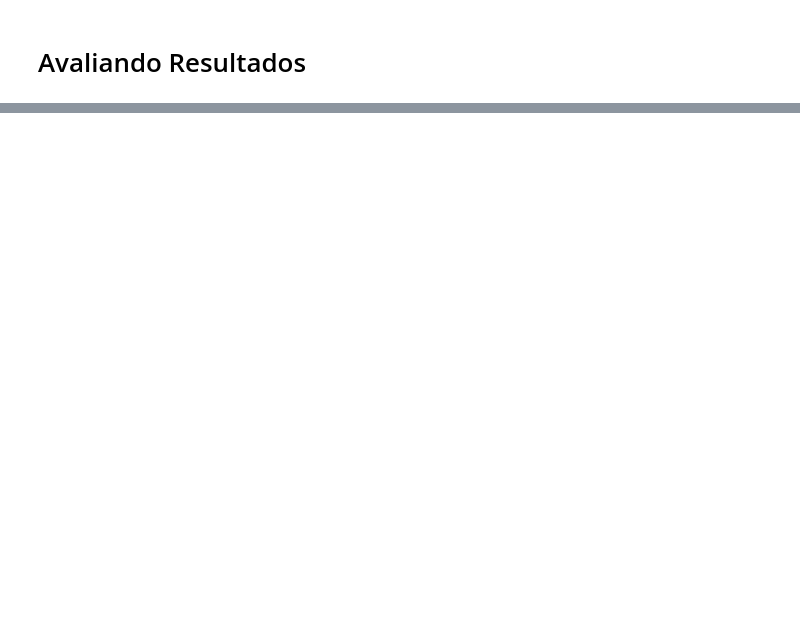
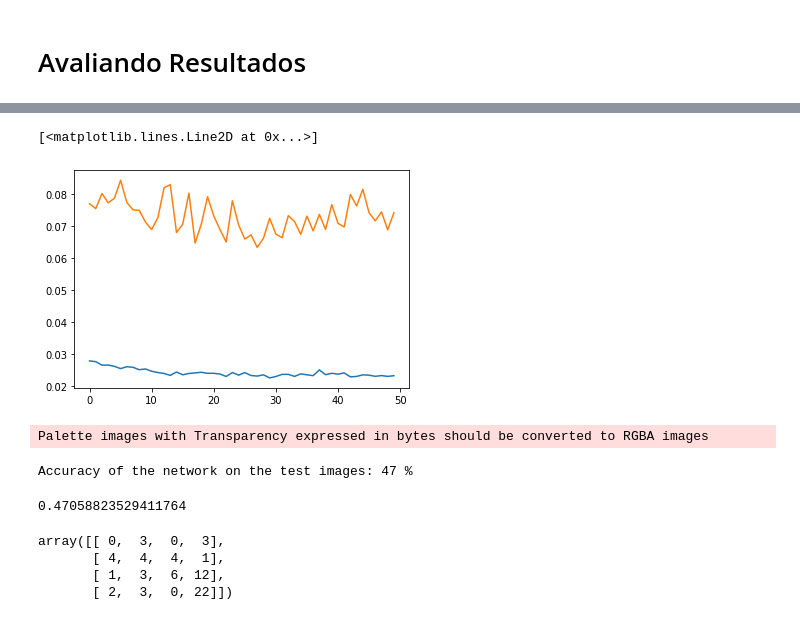
Before and after one commit to fell100/Machine-Learning, a Jupyter notebook: PokemonClassificator.ipynb, the cells around one changed output, grey strips where cells are left out. Saved outputs shown, nothing was run; the diff lists cells and outputs as text; code cells hidden in the pictures; blank space fills up the shorter version.

```diff
--- a/PokemonClassificator.ipynb
+++ b/PokemonClassificator.ipynb
@@ -493,0 +729,40 @@ Accuracy of the network on the validation images: 80 %
+# %%
+plt.plot(errors_train)
+plt.plot(errors_test)
+# %% [output]
+[<matplotlib.lines.Line2D at 0x...>]
+[figure, added]
+# %%
+correct = 0
+total = 0
+correct_label = []
+pred = []
+# since we're not training, we don't need to calculate the gradients for our outputs
+with torch.no_grad():
+    for data in test_loader:
+        images, labels = data
+        correct_label += labels
+        # calculate outputs by running images through the network
+        #inputs = images.reshape(images.shape[0],-1)
+        outputs = model(images.reshape(images.shape[0],-1))
+        # the class with the highest energy is what we choose as prediction
+        _, predicted = torch.max(outputs.data, 1)
+        pred += predicted
+        total += labels.size(0)
+        correct += (predicted == labels).sum().item()
+
+print(f'Accuracy of the network on the test images: {100 * correct // total} %')
+# %% [output]
+Palette images with Transparency expressed in bytes should be converted to RGBA images
+Accuracy of the network on the test images: 47 %
+# %%
+accuracy_score(correct_label, pred)
+# %% [output]
+0.47058823529411764
+# %%
+confusion_matrix(correct_label, pred)
+# %% [output]
+array([[ 0,  3,  0,  3],
+       [ 4,  4,  4,  1],
+       [ 1,  3,  6, 12],
+       [ 2,  3,  0, 22]])
```
Also changed, not shown: parts of 49 cells of this notebook.
